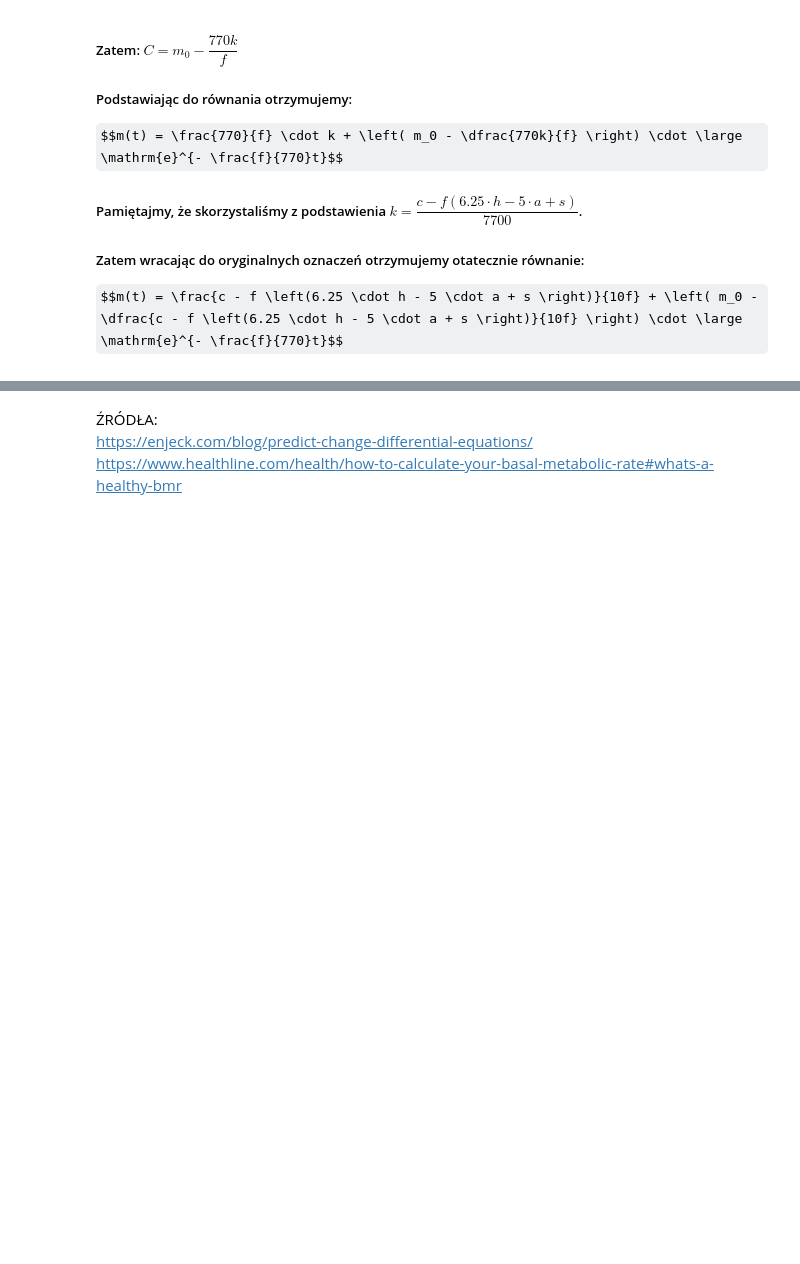
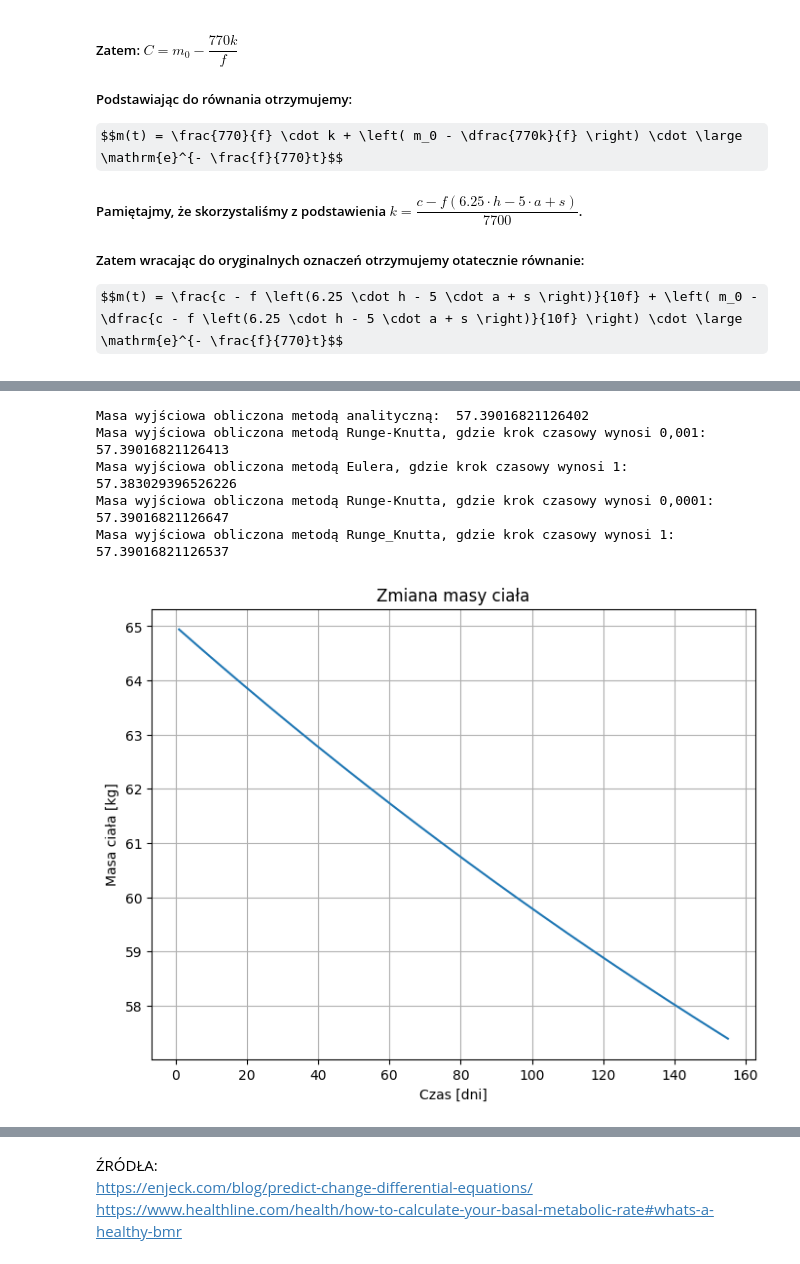
Before and after one commit to alicjagornik/Projekt_Rownania, a Jupyter notebook: tekst.ipynb, the cells around one changed output, grey strips where cells are left out. Cells and saved outputs as stored; diff of their text form; code cells hidden in the pictures; some formulas as TeX source; blank space fills up the shorter version.

```diff
--- a/tekst.ipynb
+++ b/tekst.ipynb
@@ -104,0 +269,16 @@ $$m(t) = \frac{c - f \left(6.25 \cdot h - 5 \cdot a + s \right)}{10f} + \left( m
+# %%
+Magda = BodyWeight(t=155, m=65, h=162, a=33, c=1858, f=1.725, sex="k")
+Magda.BMR()
+print("Masa wyjściowa obliczona metodą analityczną: ", Magda.final_weight_analytical())
+print("Masa wyjściowa obliczona metodą Runge-Knutta, gdzie krok czasowy wynosi 0,001: ", Magda.final_weight_runge_kutta())
+print("Masa wyjściowa obliczona metodą Eulera, gdzie krok czasowy wynosi 1: ", Magda.final_weight_euler(h=1))
+print("Masa wyjściowa obliczona metodą Runge-Knutta, gdzie krok czasowy wynosi 0,0001: ", Magda.final_weight_runge_kutta(h=0.0001))
+print("Masa wyjściowa obliczona metodą Runge_Knutta, gdzie krok czasowy wynosi 1: ", Magda.final_weight_runge_kutta(h=1))
+Magda.all_weights()
+# %% [output]
+Masa wyjściowa obliczona metodą analityczną:  57.39016821126402
+Masa wyjściowa obliczona metodą Runge-Knutta, gdzie krok czasowy wynosi 0,001:  57.39016821126413
+Masa wyjściowa obliczona metodą Eulera, gdzie krok czasowy wynosi 1:  57.383029396526226
+Masa wyjściowa obliczona metodą Runge-Knutta, gdzie krok czasowy wynosi 0,0001:  57.39016821126647
+Masa wyjściowa obliczona metodą Runge_Knutta, gdzie krok czasowy wynosi 1:  57.39016821126537
+[figure, added]
```
Also changed, not shown: parts of 9 cells of this notebook.
